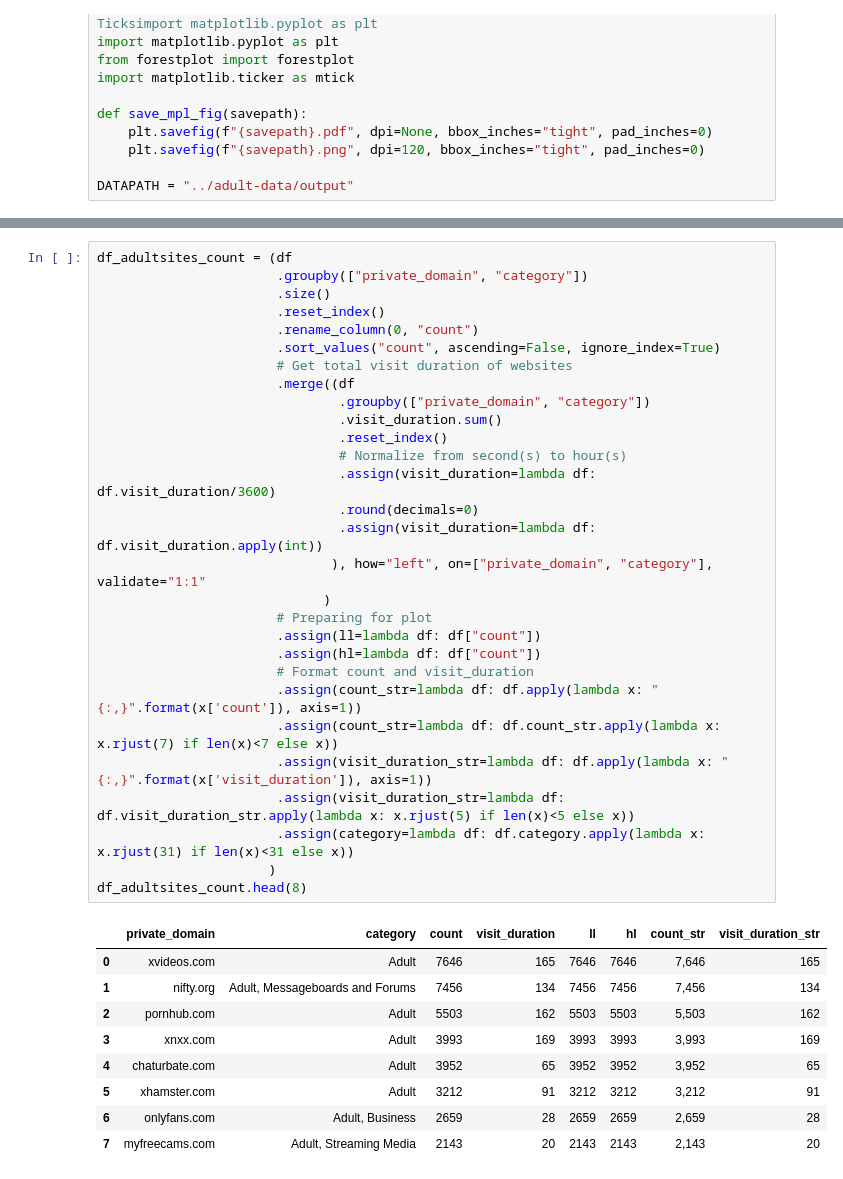
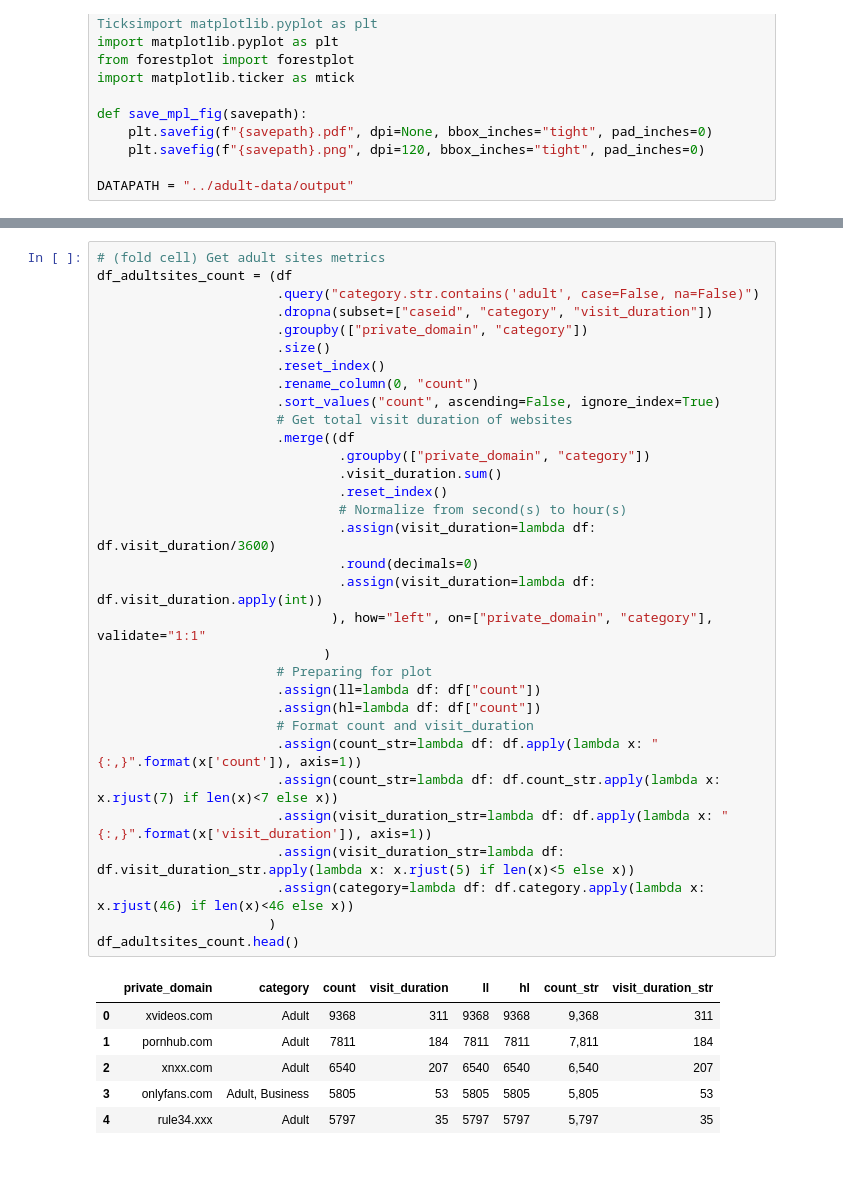
Before and after one commit to soodoku/adult, a Jupyter notebook: scripts/topsites.ipynb, the cells around one changed output, grey strips where cells are left out. Cells and saved outputs as stored; diff of their text form.

Commit message:
Update with new data
Update top 25 adult sites with the new YouGov data. Also added top 25 non-adult sites.

```diff
--- a/scripts/topsites.ipynb
+++ b/scripts/topsites.ipynb
@@ -66,39 +61,39 @@ len(df)=75,776
 # %%
+# (fold cell) Get adult sites metrics
 df_adultsites_count = (df
+                       .query("category.str.contains('adult', case=False, na=False)")
+                       .dropna(subset=["caseid", "category", "visit_duration"])
                        .groupby(["private_domain", "category"])
                        .size()
                        .reset_index()
                        .rename_column(0, "count")
                        .sort_values("count", ascending=False, ignore_index=True)
                        # Get total visit duration of websites
                        .merge((df
                                .groupby(["private_domain", "category"])
                                .visit_duration.sum()
                                .reset_index()
                                # Normalize from second(s) to hour(s)
                                .assign(visit_duration=lambda df: df.visit_duration/3600)
                                .round(decimals=0)
                                .assign(visit_duration=lambda df: df.visit_duration.apply(int))
                               ), how="left", on=["private_domain", "category"], validate="1:1"
                              )
                        # Preparing for plot
                        .assign(ll=lambda df: df["count"])
                        .assign(hl=lambda df: df["count"])
                        # Format count and visit_duration
                        .assign(count_str=lambda df: df.apply(lambda x: "{:,}".format(x['count']), axis=1))
                        .assign(count_str=lambda df: df.count_str.apply(lambda x: x.rjust(7) if len(x)<7 else x))
                        .assign(visit_duration_str=lambda df: df.apply(lambda x: "{:,}".format(x['visit_duration']), axis=1))
                        .assign(visit_duration_str=lambda df: df.visit_duration_str.apply(lambda x: x.rjust(5) if len(x)<5 else x))
-                       .assign(category=lambda df: df.category.apply(lambda x: x.rjust(31) if len(x)<31 else x))
+                       .assign(category=lambda df: df.category.apply(lambda x: x.rjust(46) if len(x)<46 else x))
                       )
-df_adultsites_count.head(8)
+df_adultsites_count.head()
 # %% [output]
 |  | private_domain | category | count | visit_duration | ll | hl | count_str | visit_duration_str |
-| 0 | xvideos.com | Adult | 7646 | 165 | 7646 | 7646 | 7,646 | 165 |
-| 1 | nifty.org | Adult, Messageboards and Forums | 7456 | 134 | 7456 | 7456 | 7,456 | 134 |
-| 2 | pornhub.com | Adult | 5503 | 162 | 5503 | 5503 | 5,503 | 162 |
-| 3 | xnxx.com | Adult | 3993 | 169 | 3993 | 3993 | 3,993 | 169 |
-| 4 | chaturbate.com | Adult | 3952 | 65 | 3952 | 3952 | 3,952 | 65 |
-| 5 | xhamster.com | Adult | 3212 | 91 | 3212 | 3212 | 3,212 | 91 |
-| 6 | onlyfans.com | Adult, Business | 2659 | 28 | 2659 | 2659 | 2,659 | 28 |
-| 7 | myfreecams.com | Adult, Streaming Media | 2143 | 20 | 2143 | 2143 | 2,143 | 20 |
+| 0 | xvideos.com | Adult | 9368 | 311 | 9368 | 9368 | 9,368 | 311 |
+| 1 | pornhub.com | Adult | 7811 | 184 | 7811 | 7811 | 7,811 | 184 |
+| 2 | xnxx.com | Adult | 6540 | 207 | 6540 | 6540 | 6,540 | 207 |
+| 3 | onlyfans.com | Adult, Business | 5805 | 53 | 5805 | 5805 | 5,805 | 53 |
+| 4 | rule34.xxx | Adult | 5797 | 35 | 5797 | 5797 | 5,797 | 35 |
```
Also changed, not shown: parts of 7 cells of this notebook, 4 other files.
